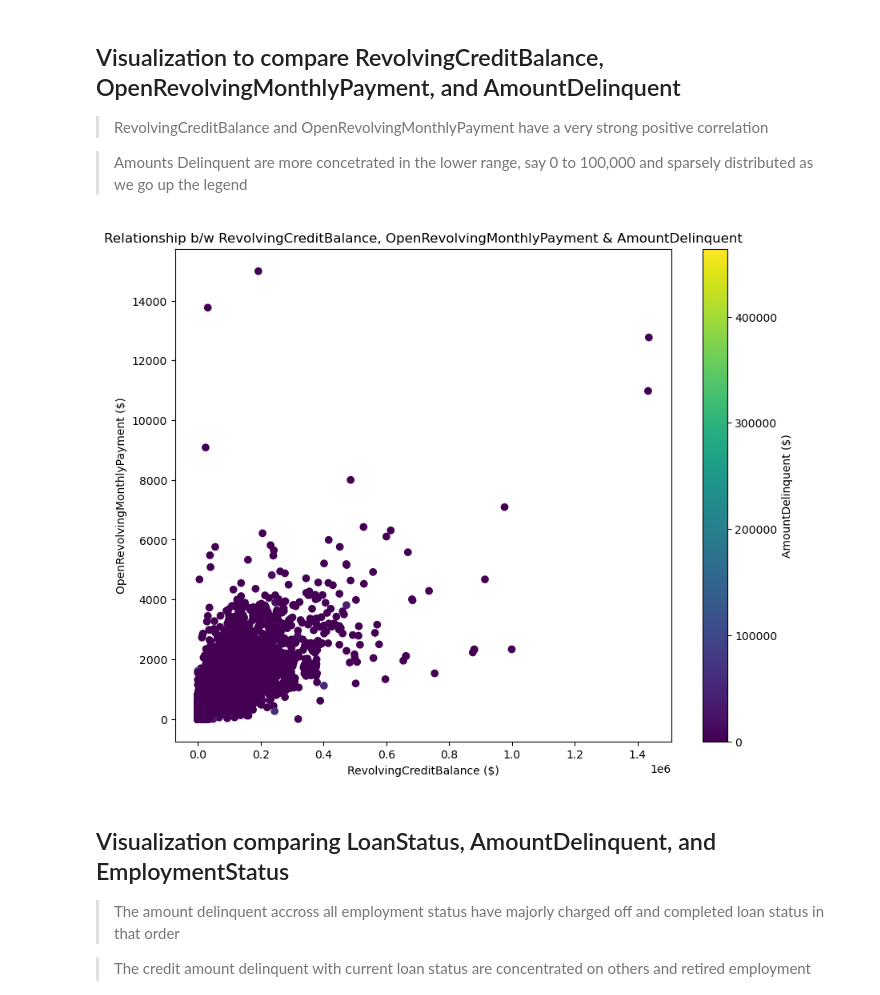
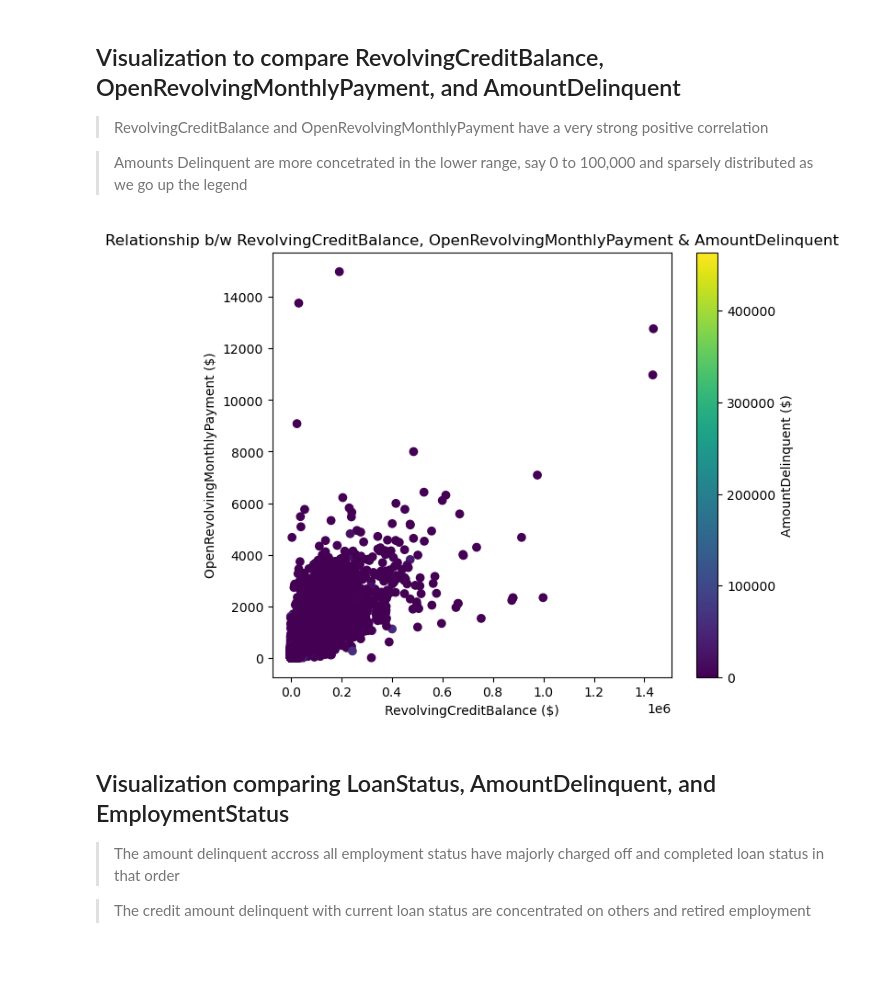
Before and after one commit to Chikadibia-E/Project_3-communicate-data-findings, a Jupyter notebook: Part_II_slide_deck_presentation.ipynb, the cells around one changed output. Drawn from its saved outputs; the diff is of its cells as text; code cells hidden in the pictures; blank space fills up the shorter version.

```diff
--- a/Part_II_slide_deck_presentation.ipynb
+++ b/Part_II_slide_deck_presentation.ipynb
@@ -190,14 +190,14 @@ p.fig.suptitle('Relationship b/w CreditRating, ListingCategory, LoanStatus', y=1
 > Amounts Delinquent are more concetrated in the lower range, say 0 to 100,000 and sparsely distributed as we go up the legend
 # %%
 # Compare RevolvingCreditBalance, OpenRevolvingMonthlyPayment, and AmountDelinquent
-plt.figure(figsize = [10,8])
+plt.figure(figsize = [7,6])
 plt.scatter(data = select_df, x = 'RevolvingCreditBalance', y = 'OpenRevolvingMonthlyPayment',
                 c = 'AmountDelinquent')
 plt.colorbar(label = 'AmountDelinquent ($)')
 labels_1('RevolvingCreditBalance ($)', 'OpenRevolvingMonthlyPayment ($)',
          'Relationship b/w RevolvingCreditBalance, OpenRevolvingMonthlyPayment & AmountDelinquent',0)
 # %% [output]
-[figure, old version]
+[figure, new version]
 # %% [markdown]
 ## Visualization comparing LoanStatus, AmountDelinquent, and EmploymentStatus
 
```
Also changed, not shown: parts of 3 cells of this notebook, 1 other file.
